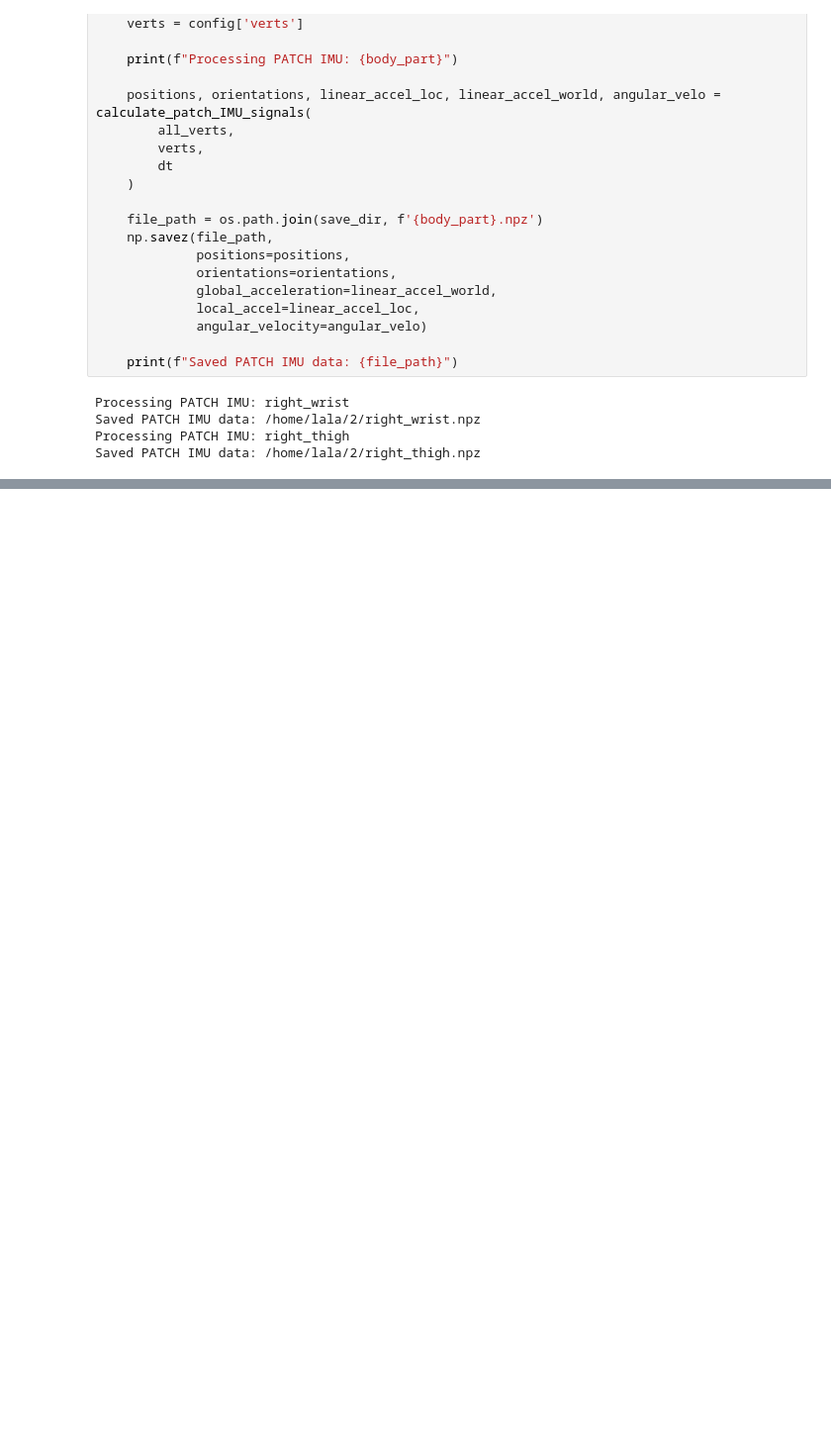
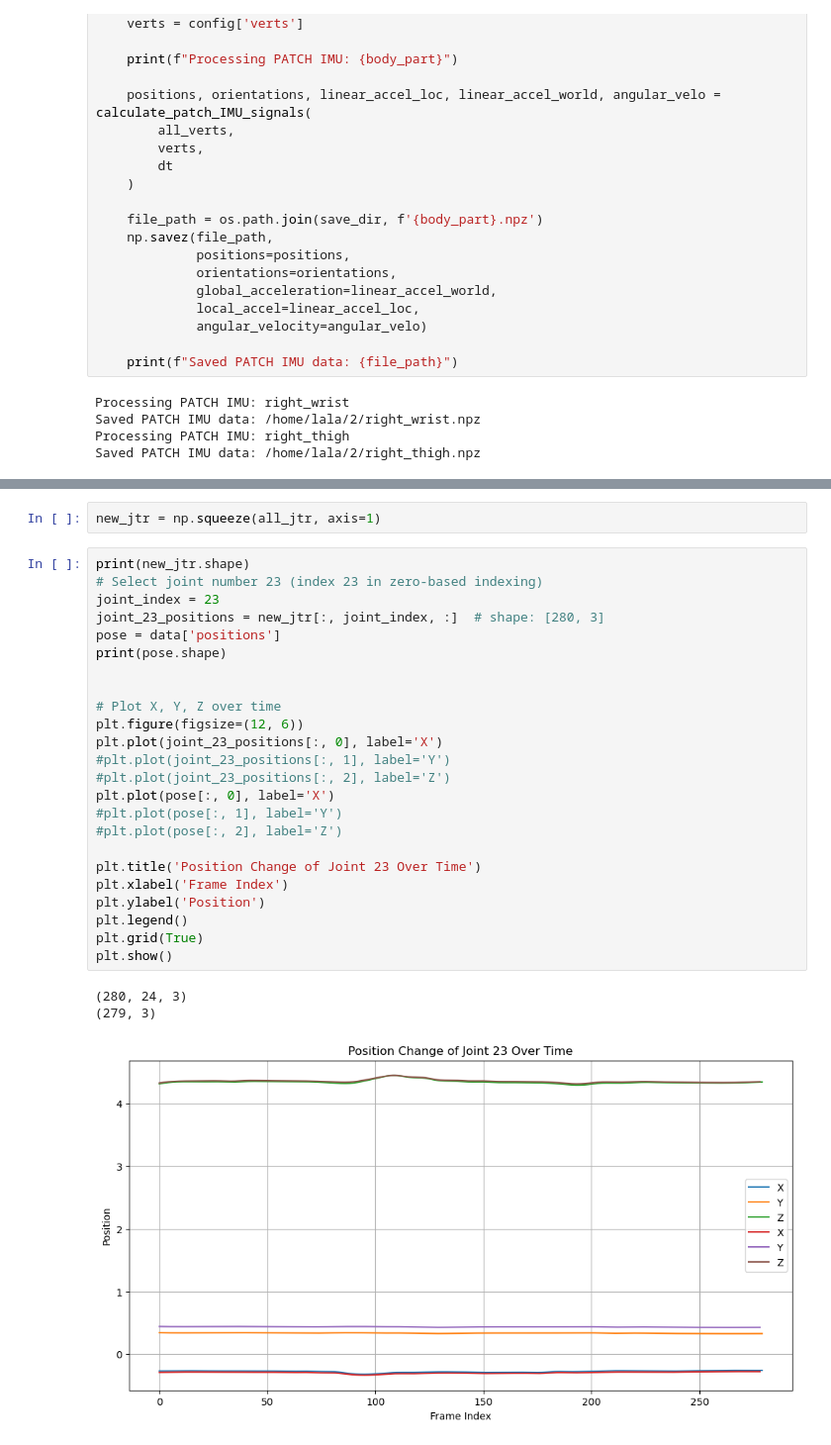
Before and after one commit to lalasray/smpl_to_joint, a Jupyter notebook: gen_IMU_WHAM.ipynb, the cells around one changed output, grey strips where cells are left out. Shown: that part at 99% size. Cells and saved outputs as stored; diff of their text form; blank space fills up the shorter version.

```diff
--- a/gen_IMU_WHAM.ipynb
+++ b/gen_IMU_WHAM.ipynb
@@ -258,0 +262,30 @@ plt.show()
+# %%
+new_jtr = np.squeeze(all_jtr, axis=1)
+# %%
+print(new_jtr.shape)
+# Select joint number 23 (index 23 in zero-based indexing)
+joint_index = 23
+joint_23_positions = new_jtr[:, joint_index, :]  # shape: [280, 3]
+pose = data['positions']
+print(pose.shape)
+
+
+# Plot X, Y, Z over time
+plt.figure(figsize=(12, 6))
+plt.plot(joint_23_positions[:, 0], label='X')
+#plt.plot(joint_23_positions[:, 1], label='Y')
+#plt.plot(joint_23_positions[:, 2], label='Z')
+plt.plot(pose[:, 0], label='X')
+#plt.plot(pose[:, 1], label='Y')
+#plt.plot(pose[:, 2], label='Z')
+
+plt.title('Position Change of Joint 23 Over Time')
+plt.xlabel('Frame Index')
+plt.ylabel('Position')
+plt.legend()
+plt.grid(True)
+plt.show()
+# %% [output]
+(280, 24, 3)
+(279, 3)
+[figure, added]
```
Also changed, not shown: parts of 6 cells of this notebook.
